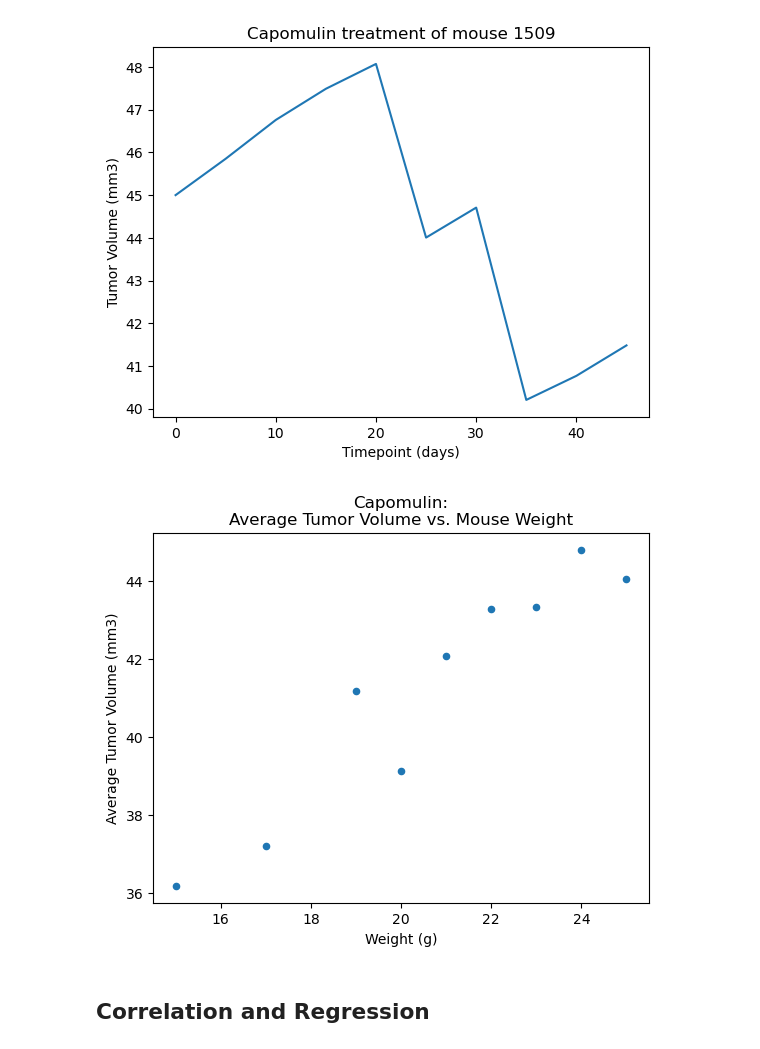
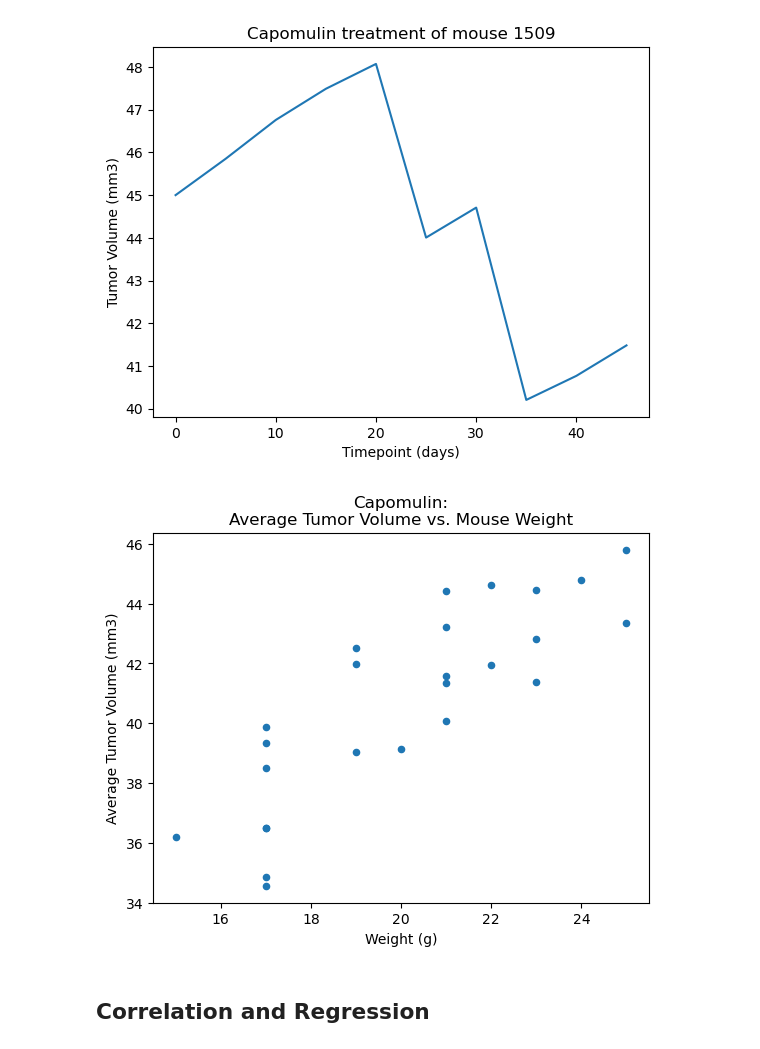
Before and after one commit to chadbarlow/gt-data-bootcamp_challenge-05_matplotlib, a Jupyter notebook: main.ipynb, the cells around one changed output. Saved outputs shown, nothing was run; the diff lists cells and outputs as text; code cells hidden in the pictures.

```diff
--- a/main.ipynb
+++ b/main.ipynb
@@ -350,21 +327,21 @@ plot_onemouse;
 # %%
 # Generate a scatter plot of average tumor volume vs. mouse weight for the Capomulin regimen
 cap_df = (
     clean_df.loc[clean_df["Drug Regimen"] == "Capomulin"][
-        ["Weight (g)", "Tumor Volume (mm3)"]]
-    .groupby(["Weight (g)"])
+        ["Mouse ID","Weight (g)", "Tumor Volume (mm3)"]]
+    .groupby(["Mouse ID"])
     .mean()
     .reset_index()
     .rename(columns={"Tumor Volume (mm3)": "Average Tumor Volume (mm3)"})
 )
 
 cap_df.plot.scatter(
     "Weight (g)",
     "Average Tumor Volume (mm3)",
     title="Capomulin:\nAverage Tumor Volume vs. Mouse Weight",
 );
 # %% [output]
-[figure, old version]
+[figure, new version]
 # %% [markdown]
 ## Correlation and Regression
 # %%
```
Also changed, not shown: parts of 9 cells of this notebook.
